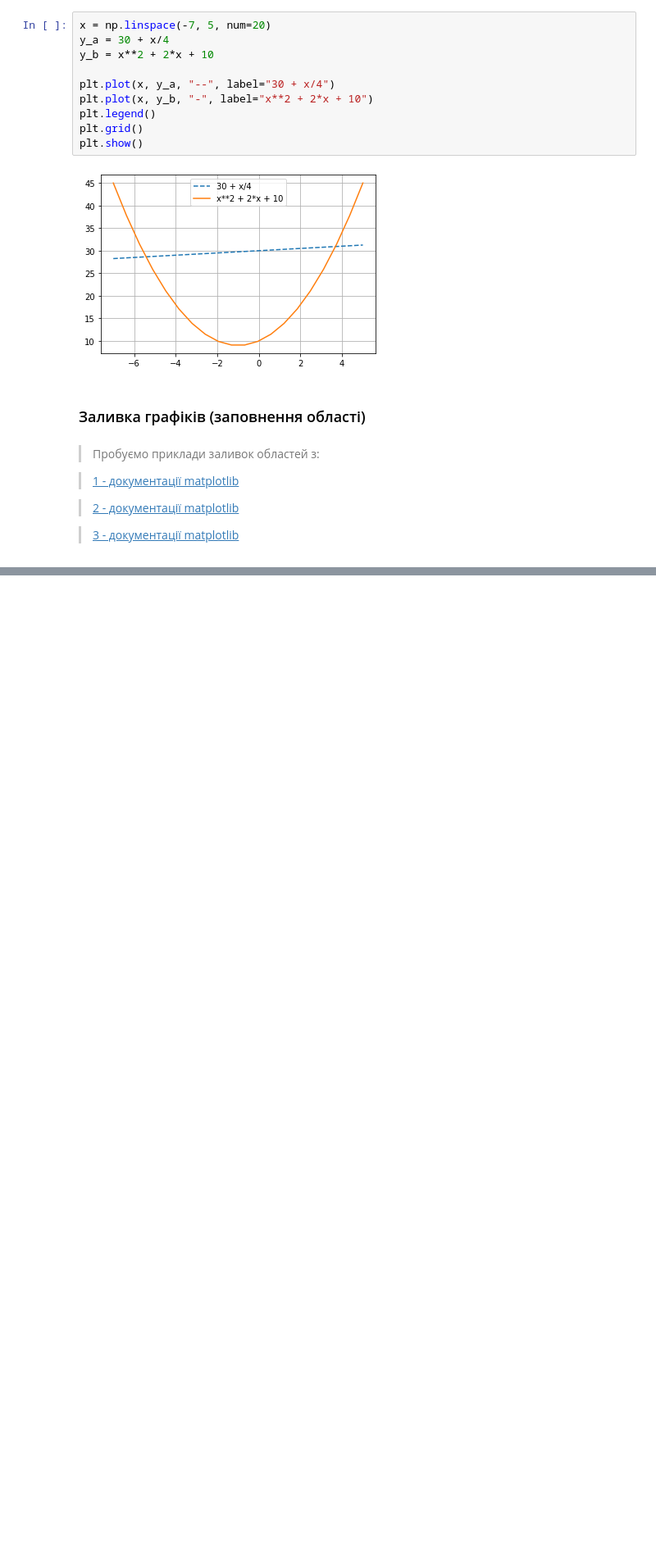
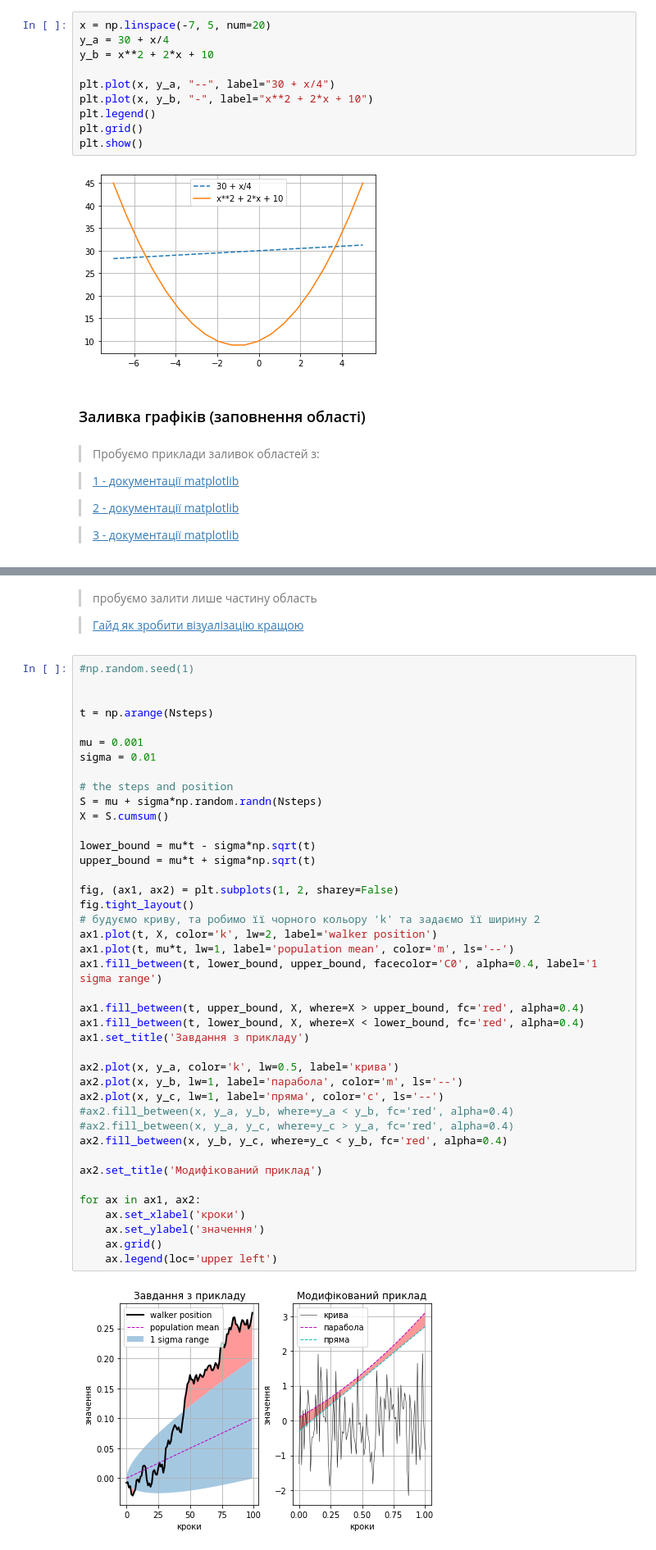
Before and after one commit to bteodorovsky/2023_kn220_mmdo, a Jupyter notebook: 4_work/1.ipynb, the cells around one changed output, grey strips where cells are left out. Shown at 82% size. Drawn from its saved outputs; the diff is of its cells as text; blank space fills up the shorter version.

```diff
--- a/4_work/1.ipynb
+++ b/4_work/1.ipynb
@@ -103,0 +106,47 @@ print(f"""
+# %% [markdown]
+> пробуємо залити лише частину область
+
+> [Гайд як зробити візуалізацію кращою](https://matplotlib.org/stable/tutorials/intermediate/tight_layout_guide.html)
+# %%
+#np.random.seed(1)
+
+
+t = np.arange(Nsteps)
+
+mu = 0.001
+sigma = 0.01
+
+# the steps and position
+S = mu + sigma*np.random.randn(Nsteps)
+X = S.cumsum()
+
+lower_bound = mu*t - sigma*np.sqrt(t)
+upper_bound = mu*t + sigma*np.sqrt(t)
+
+fig, (ax1, ax2) = plt.subplots(1, 2, sharey=False)
+fig.tight_layout()
+# будуємо криву, та робимо її чорного кольору 'k' та задаємо її ширину 2
+ax1.plot(t, X, color='k', lw=2, label='walker position')
+ax1.plot(t, mu*t, lw=1, label='population mean', color='m', ls='--')
+ax1.fill_between(t, lower_bound, upper_bound, facecolor='C0', alpha=0.4, label='1 sigma range')
+
+ax1.fill_between(t, upper_bound, X, where=X > upper_bound, fc='red', alpha=0.4)
+ax1.fill_between(t, lower_bound, X, where=X < lower_bound, fc='red', alpha=0.4)
+ax1.set_title('Завдання з прикладу')
+
+ax2.plot(x, y_a, color='k', lw=0.5, label='крива')
+ax2.plot(x, y_b, lw=1, label='парабола', color='m', ls='--')
+ax2.plot(x, y_c, lw=1, label='пряма', color='c', ls='--')
+#ax2.fill_between(x, y_a, y_b, where=y_a < y_b, fc='red', alpha=0.4)
+#ax2.fill_between(x, y_a, y_c, where=y_c > y_a, fc='red', alpha=0.4)
+ax2.fill_between(x, y_b, y_c, where=y_c < y_b, fc='red', alpha=0.4)
+
+ax2.set_title('Модифікований приклад')
+
+for ax in ax1, ax2:
+    ax.set_xlabel('кроки')
+    ax.set_ylabel('значення')
+    ax.grid()
+    ax.legend(loc='upper left')
+# %% [output]
+[figure, added]
```
Also changed, not shown: parts of 1 cell of this notebook.
